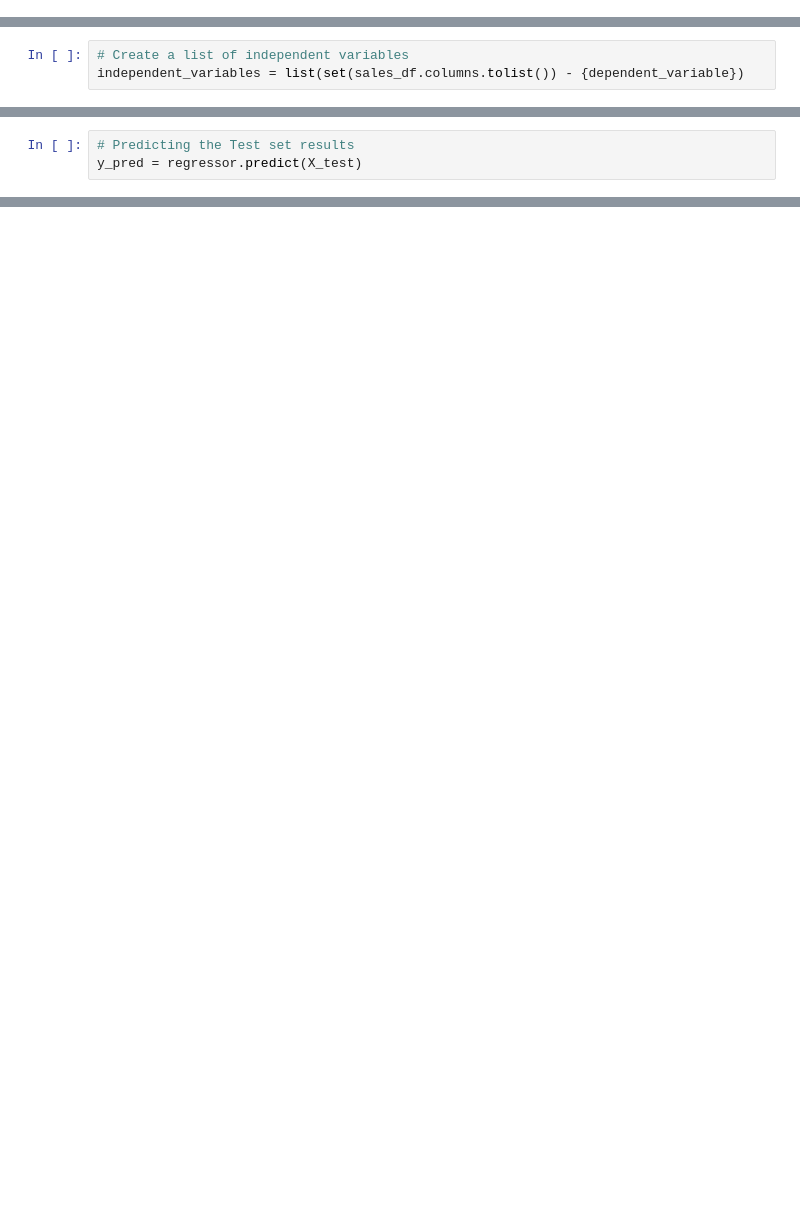
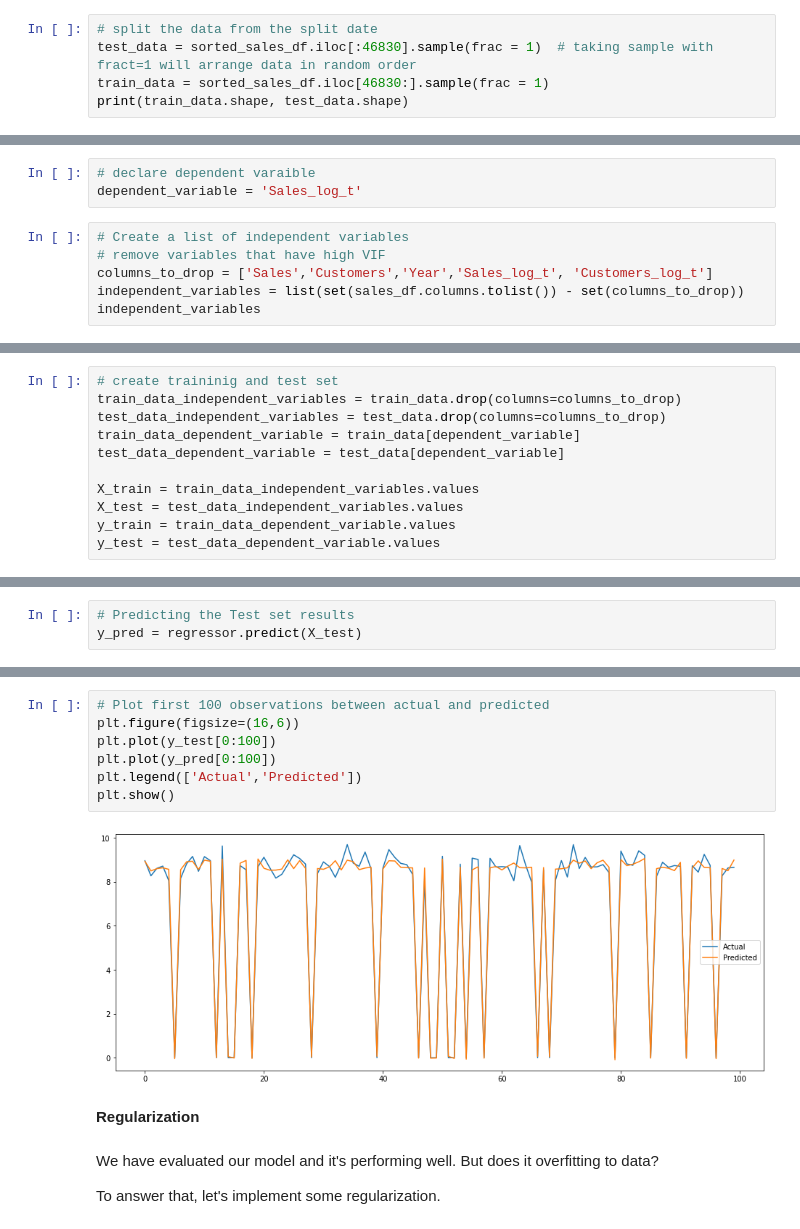
Before and after one commit to hrithikwel8/Rossmann_Sales_Prediction, a Jupyter notebook: Hrithik_Rossmann_Sales_Prediction_Capstone_Project.ipynb, the cells around one changed output, grey strips where cells are left out. Cells and saved outputs as stored; diff of their text form; blank space fills up the shorter version.

Commit message:
Model Building

```diff
--- a/Hrithik_Rossmann_Sales_Prediction_Capstone_Project.ipynb
+++ b/Hrithik_Rossmann_Sales_Prediction_Capstone_Project.ipynb
@@ -66,0 +75,5 @@ dependent_variable = 'Sales'
+# %%
+# split the data from the split date
+test_data = sorted_sales_df.iloc[:46830].sample(frac = 1)  # taking sample with fract=1 will arrange data in random order
+train_data = sorted_sales_df.iloc[46830:].sample(frac = 1)
+print(train_data.shape, test_data.shape)
@@ -67,3 +84,9 @@ dependent_variable = 'Sales'
+# %%
+# declare dependent varaible
+dependent_variable = 'Sales_log_t'
 # %%
 # Create a list of independent variables
-independent_variables = list(set(sales_df.columns.tolist()) - {dependent_variable})
+# remove variables that have high VIF
+columns_to_drop = ['Sales','Customers','Year','Sales_log_t', 'Customers_log_t']
+independent_variables = list(set(sales_df.columns.tolist()) - set(columns_to_drop))
+independent_variables
@@ -80,0 +109,11 @@ X_train, X_test, y_train, y_test = train_test_split(X, y, test_size = 0.2, rando
+# %%
+# create traininig and test set
+train_data_independent_variables = train_data.drop(columns=columns_to_drop)
+test_data_independent_variables = test_data.drop(columns=columns_to_drop)
+train_data_dependent_variable = train_data[dependent_variable]
+test_data_dependent_variable = test_data[dependent_variable]
+
+X_train = train_data_independent_variables.values
+X_test = test_data_independent_variables.values
+y_train = train_data_dependent_variable.values
+y_test = test_data_dependent_variable.values
@@ -112,0 +196,15 @@ r2_score(y_test, y_pred)
+# %%
+# Plot first 100 observations between actual and predicted
+plt.figure(figsize=(16,6))
+plt.plot(y_test[0:100])
+plt.plot(y_pred[0:100])
+plt.legend(['Actual','Predicted'])
+plt.show()
+# %% [output]
+[figure, added]
+# %% [markdown]
+**Regularization**
+# %% [markdown]
+We have evaluated our model and it's performing well. But does it overfitting to data?
+
+To answer that, let's implement some regularization.
```
Also changed, not shown: parts of 82 cells of this notebook.
